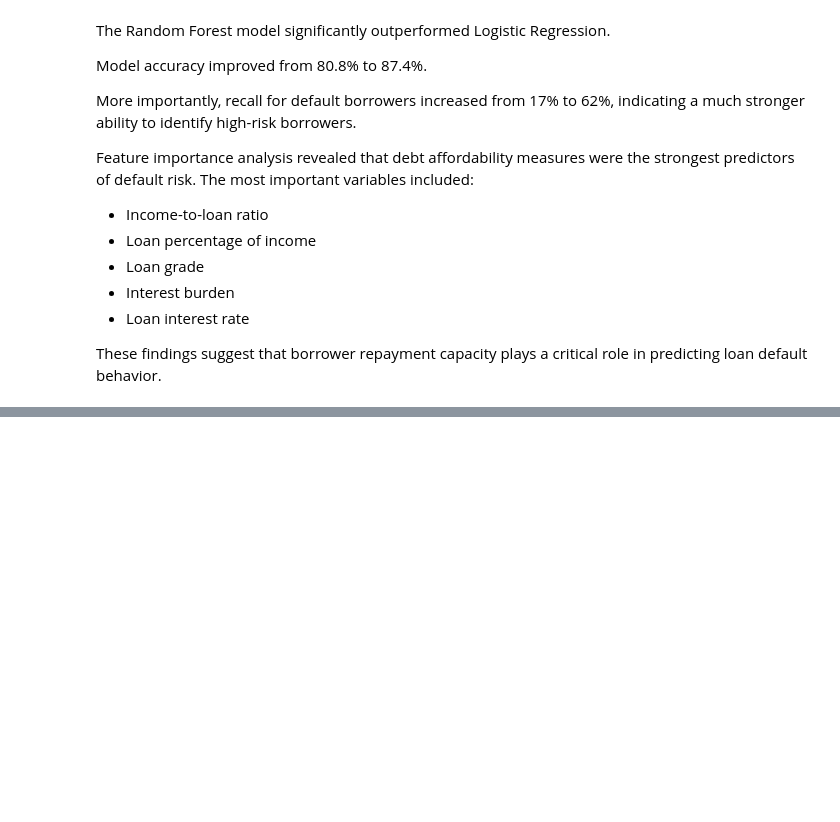
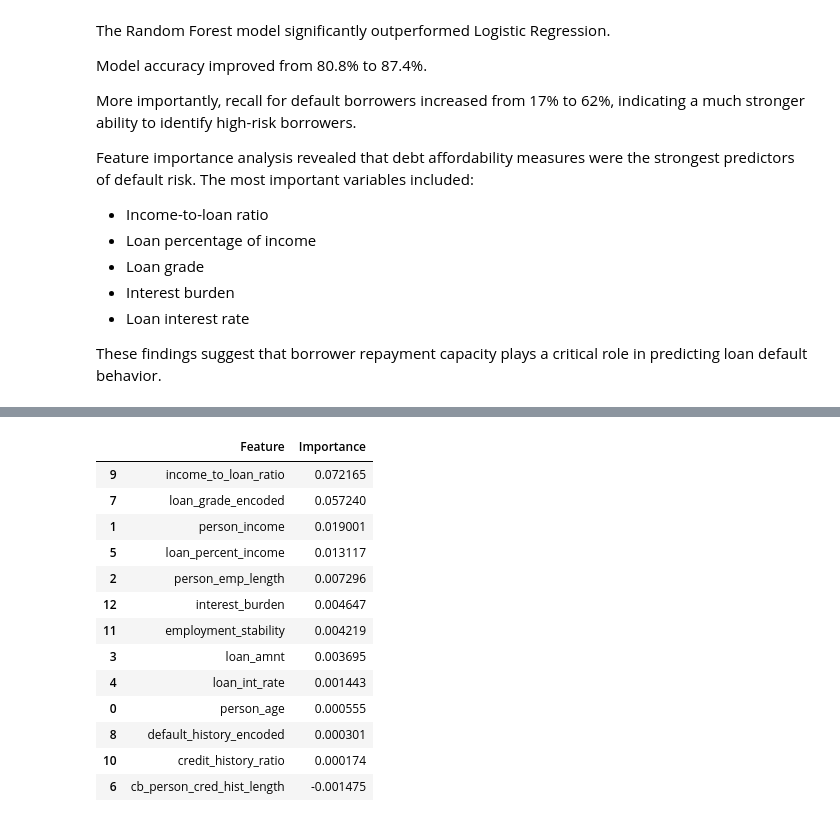
Before and after one commit to jm9742/credit-risk-prediction, a Jupyter notebook: 03_modeling_evaluation.ipynb, the cells around one changed output, grey strips where cells are left out. Saved outputs shown, nothing was run; the diff lists cells and outputs as text; code cells hidden in the pictures; blank space fills up the shorter version.

```diff
--- a/03_modeling_evaluation.ipynb
+++ b/03_modeling_evaluation.ipynb
@@ -436,0 +484,36 @@ These findings suggest that borrower repayment capacity plays a critical role in
+# %%
+# Compute permutation importance
+
+perm_importance = permutation_importance(
+    rf_model,
+    X_test,
+    y_test,
+    n_repeats=10,
+    random_state=42,
+    scoring="accuracy"
+)
+
+perm_importance_df = pd.DataFrame({
+    "Feature": X_test.columns,
+    "Importance": perm_importance.importances_mean
+}).sort_values(
+    by="Importance",
+    ascending=False
+)
+
+perm_importance_df
+# %% [output]
+|  | Feature | Importance |
+| 9 | income_to_loan_ratio | 0.072165 |
+| 7 | loan_grade_encoded | 0.057240 |
+| 1 | person_income | 0.019001 |
+| 5 | loan_percent_income | 0.013117 |
+| 2 | person_emp_length | 0.007296 |
+| 12 | interest_burden | 0.004647 |
+| 11 | employment_stability | 0.004219 |
+| 3 | loan_amnt | 0.003695 |
+| 4 | loan_int_rate | 0.001443 |
+| 0 | person_age | 0.000555 |
+| 8 | default_history_encoded | 0.000301 |
+| 10 | credit_history_ratio | 0.000174 |
+| 6 | cb_person_cred_hist_length | -0.001475 |
```
Also changed, not shown: parts of 8 cells of this notebook, 2 other files.
